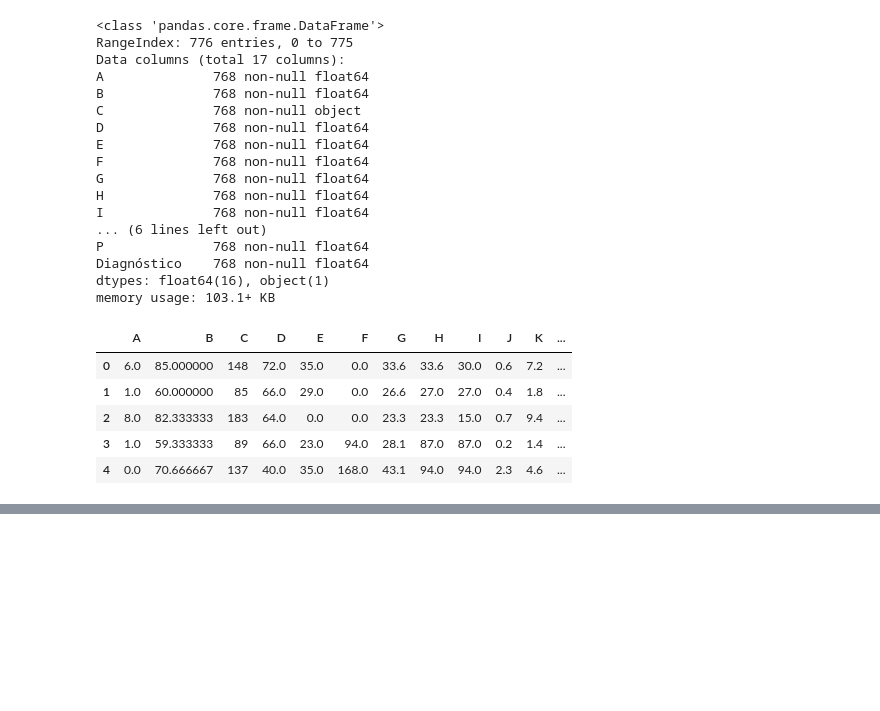
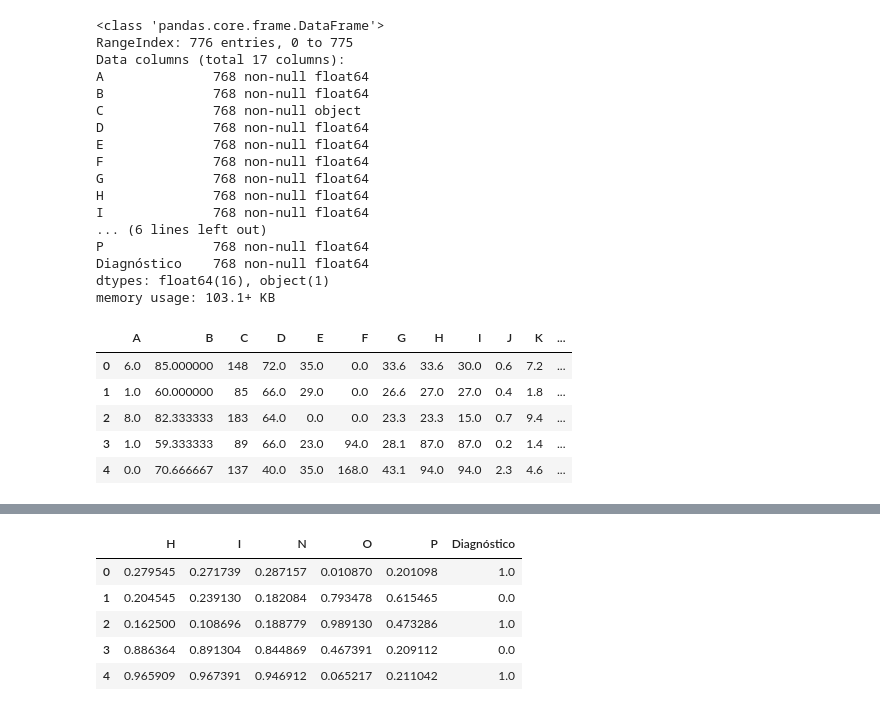
Before and after one commit to carvalheirafc/deep_learning_stuff, a Jupyter notebook: diabetes/statistical_analysis/diabetes_analysis.ipynb, the cells around one changed output, grey strips where cells are left out. Cells and saved outputs as stored; diff of their text form; code cells hidden in the pictures; blank space fills up the shorter version.

```diff
--- a/diabetes/statistical_analysis/diabetes_analysis.ipynb
+++ b/diabetes/statistical_analysis/diabetes_analysis.ipynb
@@ -78,0 +97,10 @@ diabetes_normalized.head()
+# %%
+diabetes_best_variance = diabetes_normalized[['H', 'I', 'N', 'O', 'P', 'Diagnóstico']]
+diabetes_best_variance.head()
+# %% [output]
+|  | H | I | N | O | P | Diagnóstico |
+| 0 | 0.279545 | 0.271739 | 0.287157 | 0.010870 | 0.201098 | 1.0 |
+| 1 | 0.204545 | 0.239130 | 0.182084 | 0.793478 | 0.615465 | 0.0 |
+| 2 | 0.162500 | 0.108696 | 0.188779 | 0.989130 | 0.473286 | 1.0 |
+| 3 | 0.886364 | 0.891304 | 0.844869 | 0.467391 | 0.209112 | 0.0 |
+| 4 | 0.965909 | 0.967391 | 0.946912 | 0.065217 | 0.211042 | 1.0 |
```
Also changed, not shown: parts of 4 cells of this notebook.
